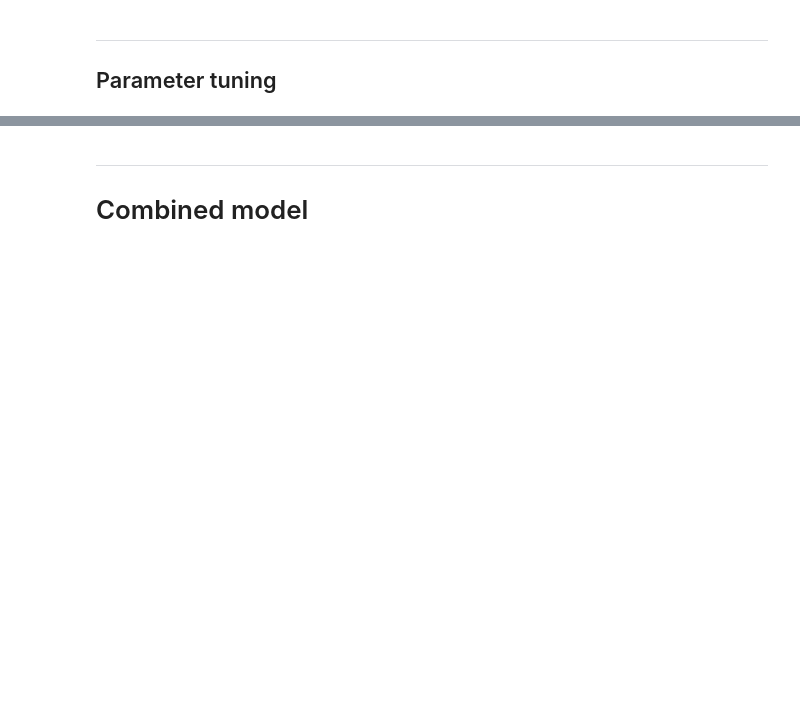
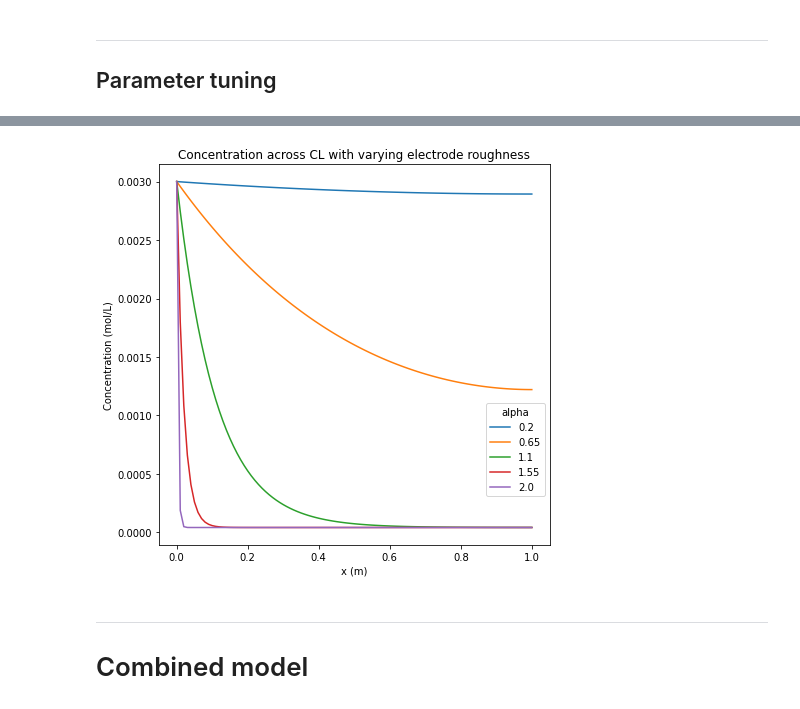
Before and after one commit to tinypersimmon/lbnl, a Jupyter notebook: transport_model.ipynb, the cells around one changed output, grey strips where cells are left out. Cells and saved outputs as stored; diff of their text form; code cells hidden in the pictures; blank space fills up the shorter version.

```diff
--- a/transport_model.ipynb
+++ b/transport_model.ipynb
@@ -294,3 +311,18 @@ plt.show()
+# %%
+E_param_tuning = 0.2
+test_alpha_arr = np.linspace(0.2, 2, 5)
+
+plt.figure(figsize=(7,7))
+for test_alpha in test_alpha_arr:
+    plt.plot(x/L, c_cl(applied_potential=0.2, alpha=test_alpha)[1], label=test_alpha)
+
+plt.xlabel('x (m)')
+plt.ylabel('Concentration (mol/L)')
+plt.title('Concentration across CL with varying electrode roughness')
+plt.legend(title='alpha', loc='best', bbox_to_anchor=(0.5, 0., 0.5, 0.5))
+plt.show()
+# %% [output]
+[figure, added]
 # %% [markdown]
 ---
 # Combined model
```
Also changed, not shown: parts of 5 cells of this notebook.
